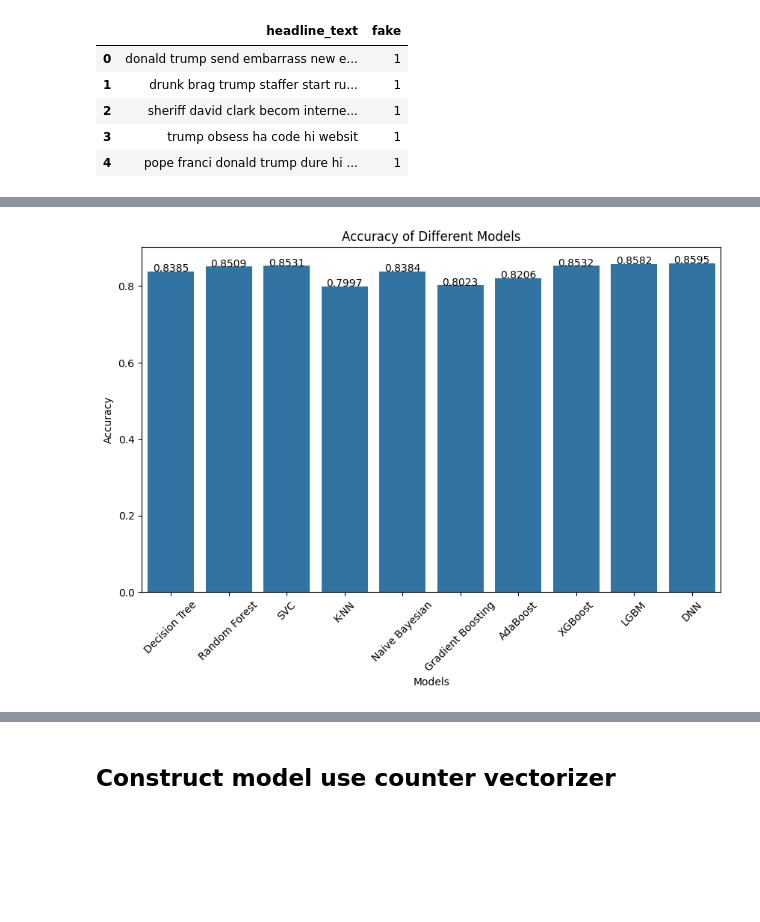
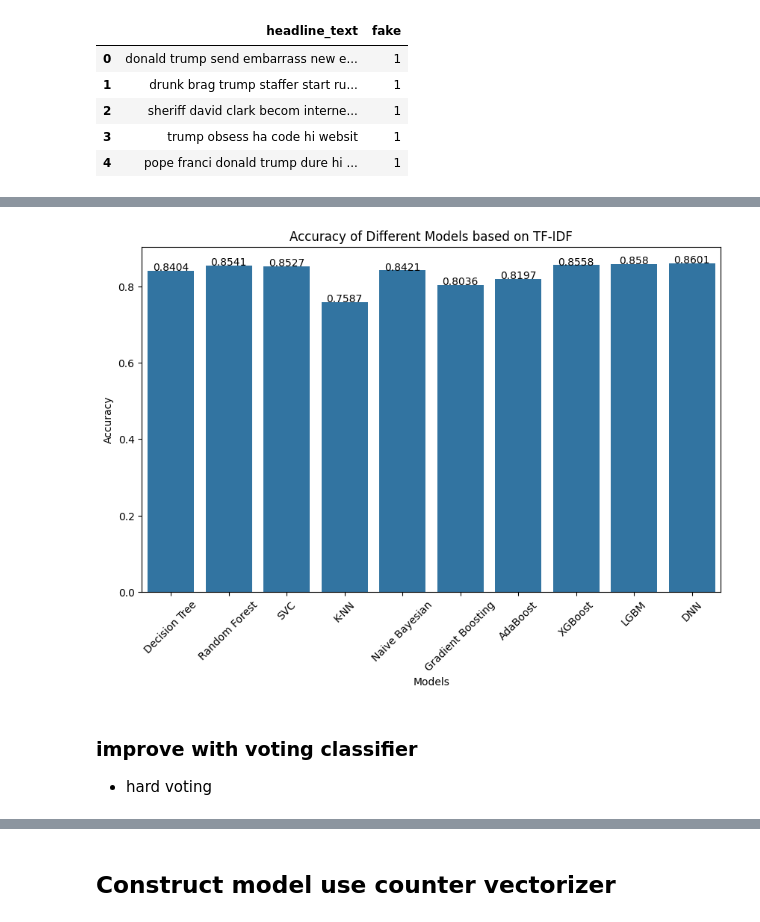
Before and after one commit to zoezhousy/Kaggle_A_Million_News_Headlines, a Jupyter notebook: FakeRealClassification.ipynb, the cells around one changed output, grey strips where cells are left out. Saved outputs shown, nothing was run; the diff lists cells and outputs as text; code cells hidden in the pictures; blank space fills up the shorter version.

```diff
--- a/FakeRealClassification.ipynb
+++ b/FakeRealClassification.ipynb
@@ -385,17 +344,20 @@ plt.show()
 # %%
 # visualize accuracy of different models
 
 models = ['Decision Tree', 'Random Forest', 'SVC', 'K-NN', 'Naive Bayesian', 'Gradient Boosting', 'AdaBoost', 'XGBoost', 'LGBM', 'DNN']
-accuracy = [0.8385, 0.8509, 0.8531, 0.7997, 0.8384, 0.8023, 0.8206, 0.8532, 0.8582, 0.8595]
+accuracy = [0.8404, 0.8541, 0.8527, 0.7587, 0.8421, 0.8036, 0.8197, 0.8558, 0.858, 0.8601]
 
 plt.figure(figsize=(10, 6))
 sns.barplot(x=models, y=accuracy)
 plt.title('Accuracy of Different Models based on TF-IDF')
 plt.xlabel('Models')
 plt.ylabel('Accuracy')
 plt.xticks(rotation=45)
 for i in range(len(models)):
     plt.text(i, accuracy[i], accuracy[i], ha = 'center')
 plt.show()
 # %% [output]
-[figure, old version]
+[figure, new version]
+# %% [markdown]
+### improve with voting classifier
+- hard voting
```
Also changed, not shown: parts of 43 cells of this notebook.
